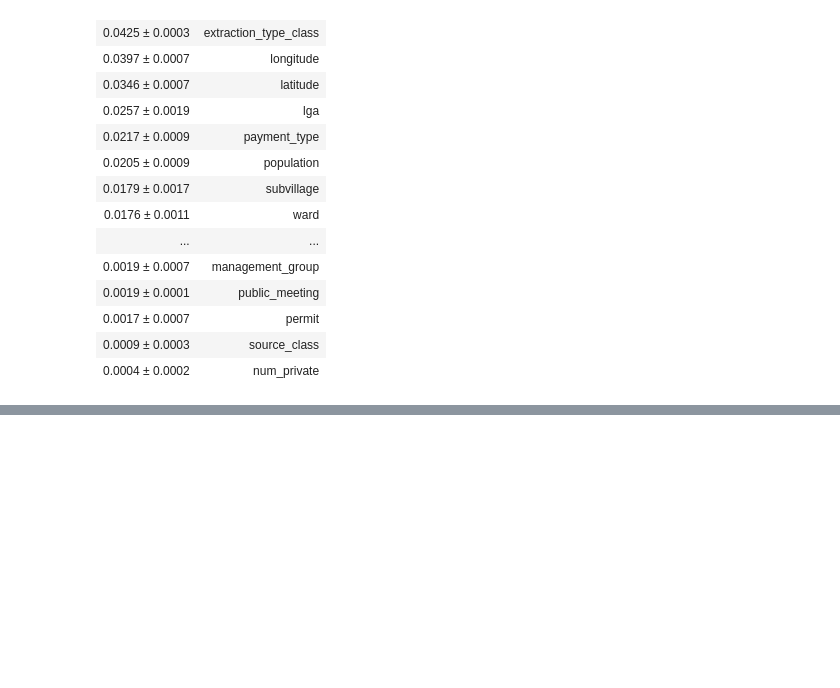
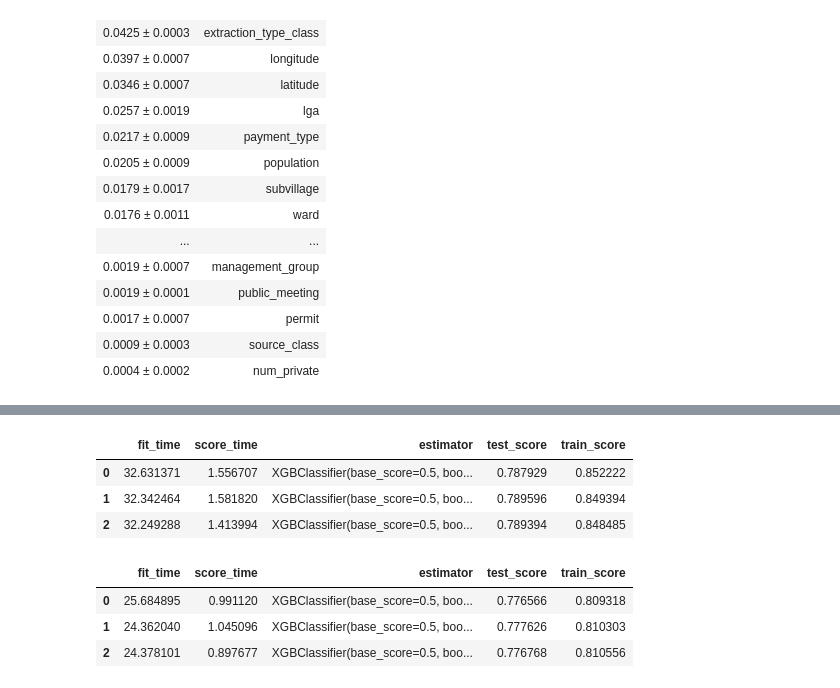
Before and after one commit to livjab/DS3-Kaggle-Comptetion, a Jupyter notebook: Last_attempt.ipynb, the cells around one changed output, grey strips where cells are left out. Cells and saved outputs as stored; diff of their text form; code cells hidden in the pictures; blank space fills up the shorter version.

```diff
--- a/Last_attempt.ipynb
+++ b/Last_attempt.ipynb
@@ -297,0 +390,38 @@ print("model score: %.3f" % clf.score(X_test, y_test))
+# %%
+# lets mess with max_depth
+
+features = ['quantity', 'waterpoint_type', "extraction_type_class",
+            "payment_type", "lga", "latitude", "longitude", "amount_tsh",
+            "age_of_pump"]
+target = "status_group"
+
+X_train = train[features]
+y_train = train_y[target]
+X_test = test[features]
+
+imputer = SimpleImputer(strategy="constant", fill_value="other")
+X_train = imputer.fit_transform(X_train)
+X_test = imputer.transform(X_test)
+
+encoder = ce.OrdinalEncoder()
+X_train = encoder.fit_transform(X_train)
+X_test = encoder.transform(X_test)
+
+scaler = StandardScaler()
+X_train = scaler.fit_transform(X_train)
+X_test = scaler.transform(X_test)
+
+scores = cross_validate(XGBClassifier(max_depth=8, n_estimators=200),
+                       X_train,
+                       y_train,
+                       scoring="accuracy",
+                       cv=3,
+                       return_train_score=True,
+                       return_estimator=True)
+
+pd.DataFrame(scores)
+# %% [output]
+|  | fit_time | score_time | estimator | test_score | train_score |
+| 0 | 32.631371 | 1.556707 | XGBClassifier(base_score=0.5, boo... | 0.787929 | 0.852222 |
+| 1 | 32.342464 | 1.581820 | XGBClassifier(base_score=0.5, boo... | 0.789596 | 0.849394 |
+| 2 | 32.249288 | 1.413994 | XGBClassifier(base_score=0.5, boo... | 0.789394 | 0.848485 |
@@ -297,0 +430,37 @@ print("model score: %.3f" % clf.score(X_test, y_test))
+# %%
+
+features = ['quantity', 'waterpoint_type', "extraction_type_class",
+            "payment_type", "lga", "latitude", "longitude", "amount_tsh",
+            "age_of_pump"]
+target = "status_group"
+
+X_train = train[features]
+y_train = train_y[target]
+X_test = test[features]
+
+imputer = SimpleImputer(strategy="constant", fill_value="other")
+X_train = imputer.fit_transform(X_train)
+X_test = imputer.transform(X_test)
+
+encoder = ce.OrdinalEncoder()
+X_train = encoder.fit_transform(X_train)
+X_test = encoder.transform(X_test)
+
+scaler = StandardScaler()
+X_train = scaler.fit_transform(X_train)
+X_test = scaler.transform(X_test)
+
+scores = cross_validate(XGBClassifier(max_depth=6, n_estimators=200),
+                       X_train,
+                       y_train,
+                       scoring="accuracy",
+                       cv=3,
+                       return_train_score=True,
+                       return_estimator=True)
+
+pd.DataFrame(scores)
+# %% [output]
+|  | fit_time | score_time | estimator | test_score | train_score |
+| 0 | 25.684895 | 0.991120 | XGBClassifier(base_score=0.5, boo... | 0.776566 | 0.809318 |
+| 1 | 24.362040 | 1.045096 | XGBClassifier(base_score=0.5, boo... | 0.777626 | 0.810303 |
+| 2 | 24.378101 | 0.897677 | XGBClassifier(base_score=0.5, boo... | 0.776768 | 0.810556 |
```
Also changed, not shown: parts of 30 cells of this notebook.
